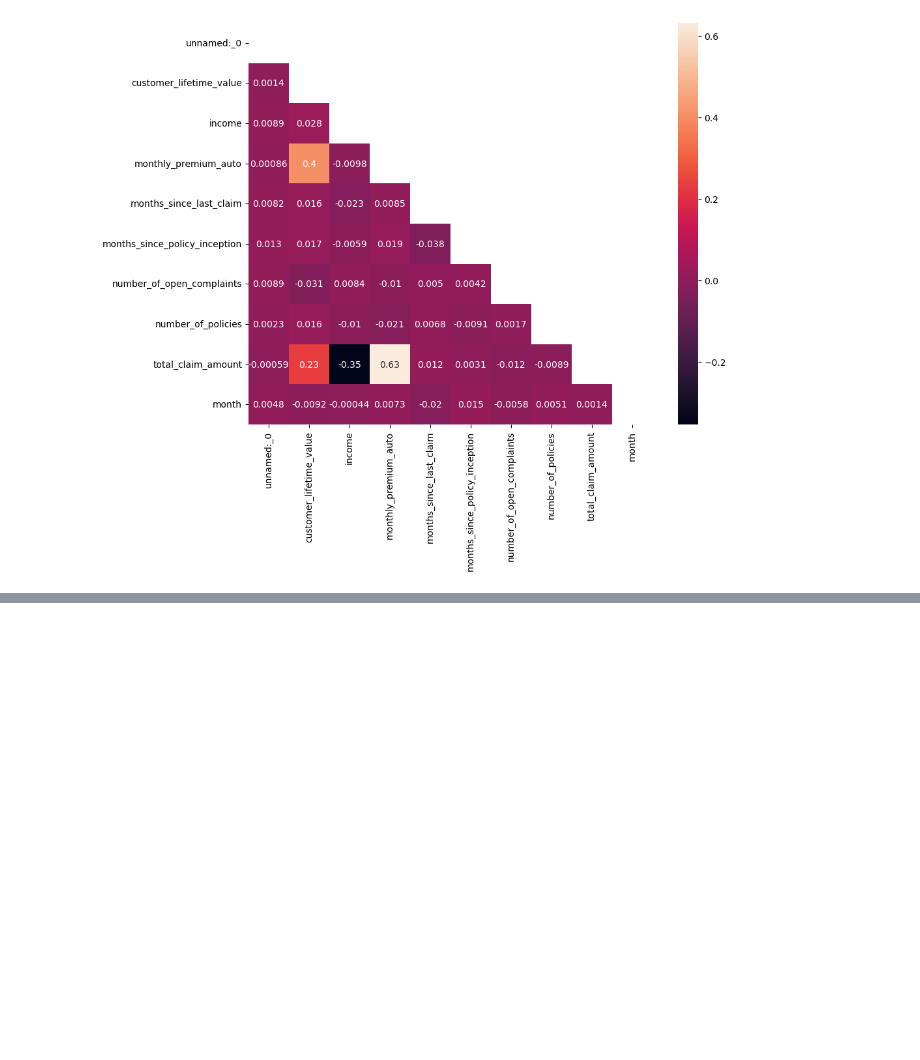
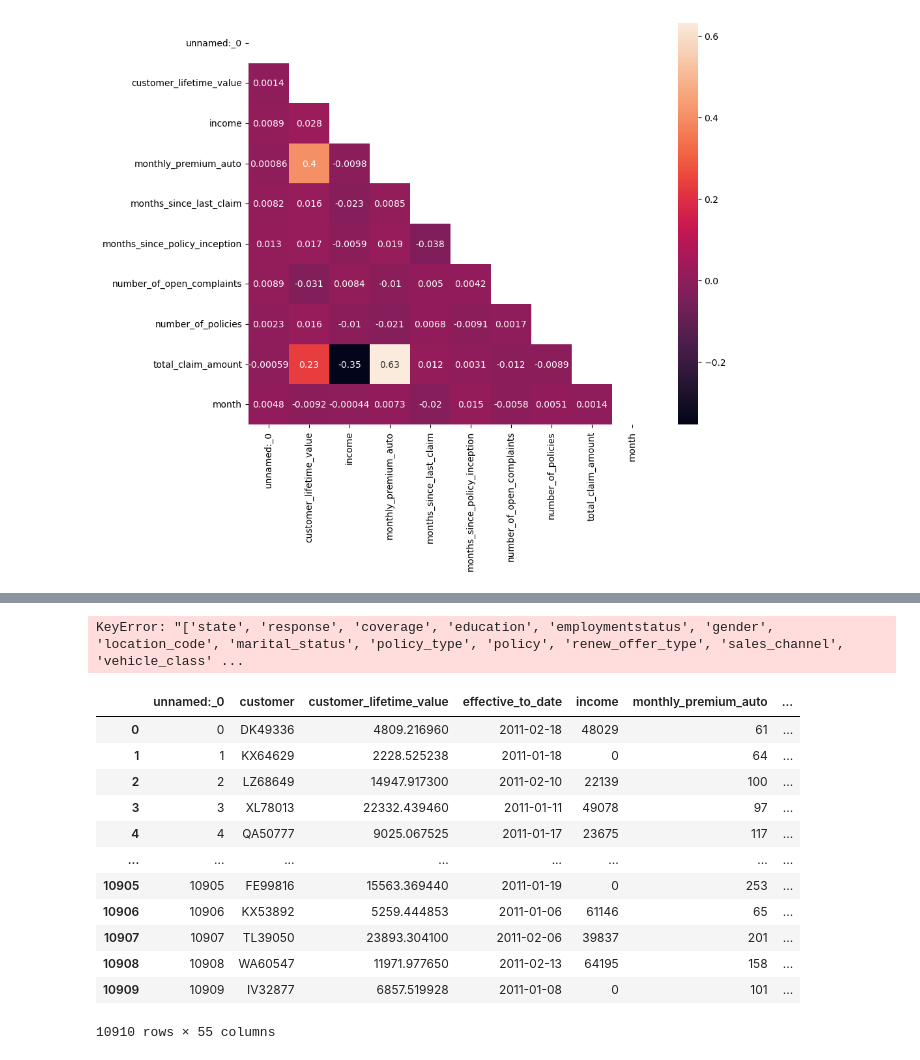
Before and after one commit to Tetiana93/lab-customer-analysis-round-2, a Jupyter notebook: lab-customer-analysis-round-2.ipynb, the cells around one changed output, grey strips where cells are left out. Saved outputs shown, nothing was run; the diff lists cells and outputs as text; code cells hidden in the pictures; blank space fills up the shorter version.

Commit message:
Customer Analysis Round 5+6 tohether

```diff
--- a/lab-customer-analysis-round-2.ipynb
+++ b/lab-customer-analysis-round-2.ipynb
@@ -569,0 +583,6 @@ plt.show()
+# %%
+encoder = OneHotEncoder(drop='first')
+encoder.fit(df_1[['state', 'response', 'coverage','education',
+       'employmentstatus', 'gender', 'location_code', 'marital_status',
+       'policy_type', 'policy', 'renew_offer_type', 'sales_channel',
+       'vehicle_class', 'vehicle_size', 'vehicle_type']])
@@ -569,0 +604,3 @@ plt.show()
+# %%
+cols = list(encoder.categories_[0])[1:] + list(encoder.categories_[1])[1:]+list(encoder.categories_[2])[1:]+list(encoder.categories_[3])[1:]+list(encoder.categories_[4])[1:]+list(encoder.categories_[5])[1:]+list(encoder.categories_[6])[1:]+list(encoder.categories_[7])[1:]+list(encoder.categories_[8])[1:]+list(encoder.categories_[9])[1:]+list(encoder.categories_[10])[1:]+list(encoder.categories_[11])[1:]+list(encoder.categories_[12])[1:]+list(encoder.categories_[13])[1:]+list(encoder.categories_[14])[1:]
+cols
@@ -569,0 +625,6 @@ plt.show()
+# %%
+df_1[cols] = encoder.transform(df_1[['state', 'response', 'coverage','education',
+       'employmentstatus', 'gender', 'location_code', 'marital_status',
+       'policy_type', 'policy', 'renew_offer_type', 'sales_channel',
+       'vehicle_class', 'vehicle_size', 'vehicle_type']]).todense()
+df_1
@@ -569,0 +645,23 @@ plt.show()
+# %%
+df_1 = df_1.drop(['state', 'response', 'coverage','education',
+       'employmentstatus', 'gender', 'location_code', 'marital_status',
+       'policy_type', 'policy', 'renew_offer_type', 'sales_channel',
+       'vehicle_class', 'vehicle_size', 'vehicle_type'], axis=1)
+# %% [output]
+KeyError: "['state', 'response', 'coverage', 'education', 'employmentstatus', 'gender', 'location_code', 'marital_status', 'policy_type', 'policy', 'renew_offer_type', 'sales_channel', 'vehicle_class' ...
+# %%
+df_1
+# %% [output]
+|  | unnamed:_0 | customer | customer_lifetime_value | effective_to_date | income | monthly_premium_auto | ... |
+| 0 | 0 | DK49336 | 4809.216960 | 2011-02-18 | 48029 | 61 | ... |
+| 1 | 1 | KX64629 | 2228.525238 | 2011-01-18 | 0 | 64 | ... |
+| 2 | 2 | LZ68649 | 14947.917300 | 2011-02-10 | 22139 | 100 | ... |
+| 3 | 3 | XL78013 | 22332.439460 | 2011-01-11 | 49078 | 97 | ... |
+| 4 | 4 | QA50777 | 9025.067525 | 2011-01-17 | 23675 | 117 | ... |
+| ... | ... | ... | ... | ... | ... | ... | ... |
+| 10905 | 10905 | FE99816 | 15563.369440 | 2011-01-19 | 0 | 253 | ... |
+| 10906 | 10906 | KX53892 | 5259.444853 | 2011-01-06 | 61146 | 65 | ... |
+| 10907 | 10907 | TL39050 | 23893.304100 | 2011-02-06 | 39837 | 201 | ... |
+| 10908 | 10908 | WA60547 | 11971.977650 | 2011-02-13 | 64195 | 158 | ... |
+| 10909 | 10909 | IV32877 | 6857.519928 | 2011-01-08 | 0 | 101 | ... |
+10910 rows × 55 columns
```
Also changed, not shown: parts of 16 cells of this notebook.
